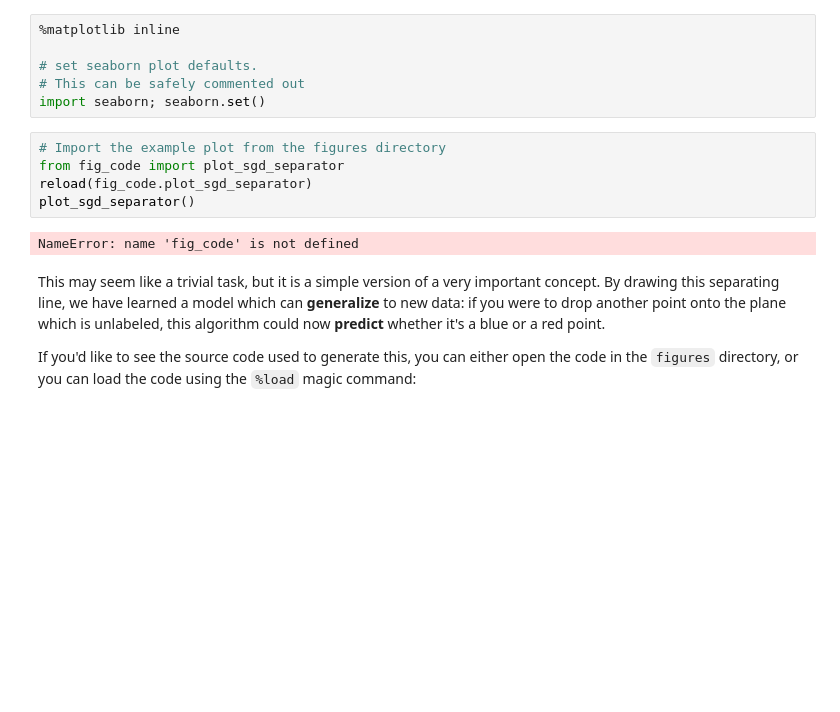
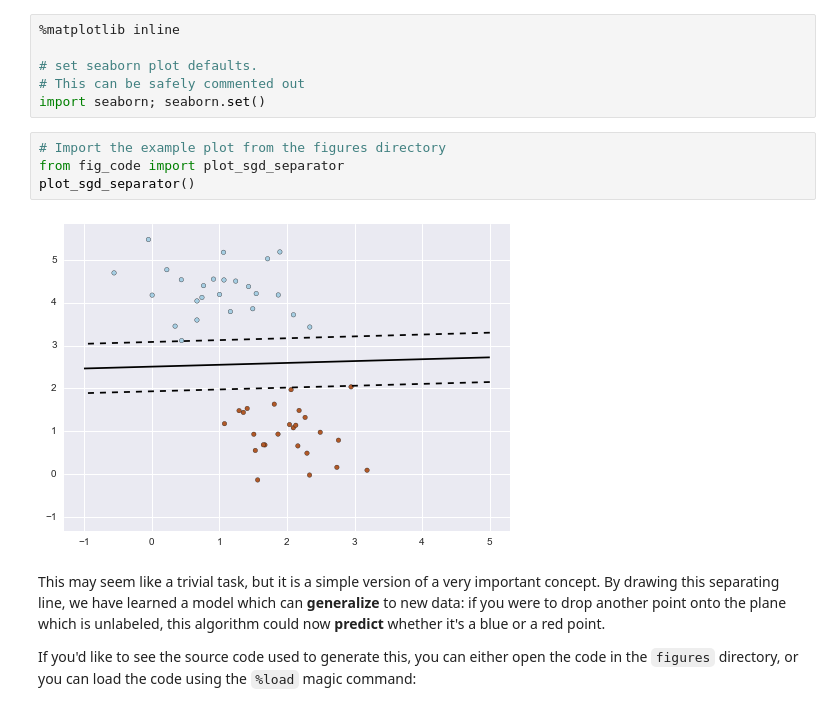
Before and after one commit to kamidox/sklearn_pycon2015, a Jupyter notebook: notebooks/02.1-Machine-Learning-Intro.ipynb, the cells around one changed output. Saved outputs shown, nothing was run; the diff lists cells and outputs as text; blank space fills up the shorter version.

```diff
--- a/notebooks/02.1-Machine-Learning-Intro.ipynb
+++ b/notebooks/02.1-Machine-Learning-Intro.ipynb
@@ -47,10 +47,9 @@ import seaborn; seaborn.set()
 # %%
 # Import the example plot from the figures directory
 from fig_code import plot_sgd_separator
-reload(fig_code.plot_sgd_separator)
 plot_sgd_separator()
 # %% [output]
-NameError: name 'fig_code' is not defined
+[figure, added]
 # %% [markdown]
 This may seem like a trivial task, but it is a simple version of a very important concept.
 By drawing this separating line, we have learned a model which can **generalize** to new
```
Also changed, not shown: parts of 2 cells of this notebook, 4 other files.
